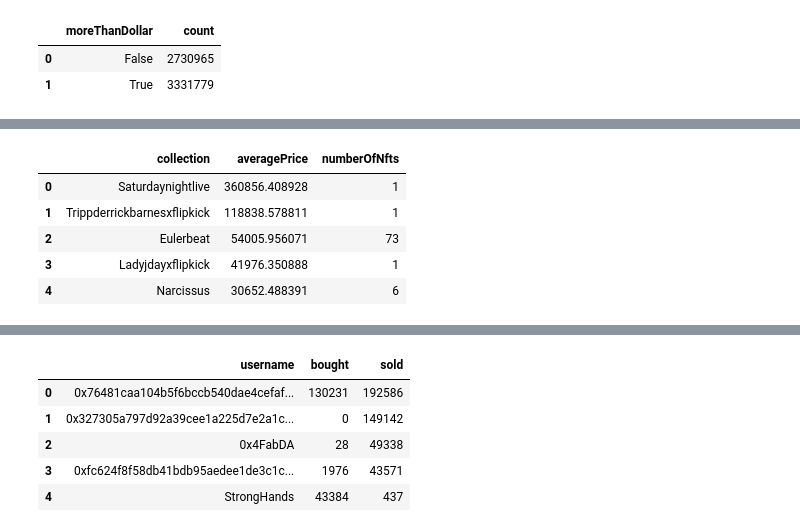
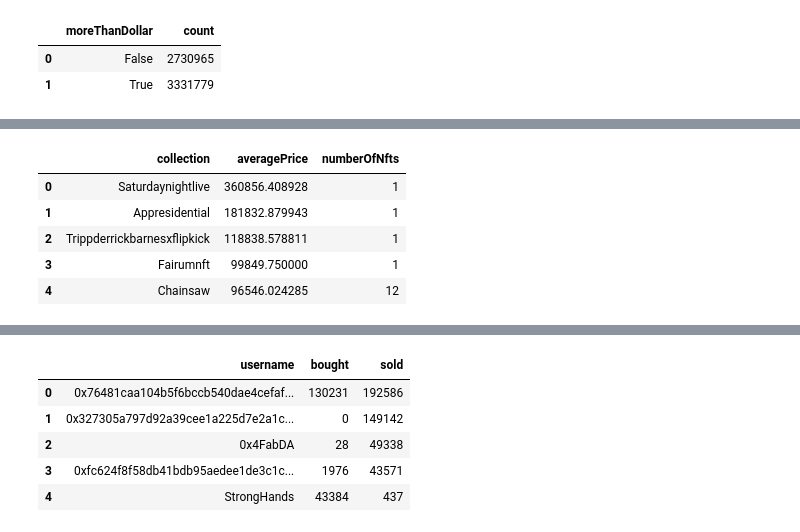
Before and after one commit to tomasonjo/blogs, a Jupyter notebook: nft/NFT analysis.ipynb, the cells around one changed output, grey strips where cells are left out. Cells and saved outputs as stored; diff of their text form; code cells hidden in the pictures.

```diff
--- a/nft/NFT analysis.ipynb
+++ b/nft/NFT analysis.ipynb
@@ -84,15 +134,16 @@ RETURN n.ID_token as token_id, n.Image_url_1 as image_url, price
 # %%
 neo4j_query("""
 MATCH (collection)<-[:IN_COLLECTION]-(n:NFT)<-[:FOR_NFT]-(t:Transaction)
 WHERE exists (t.Price_USD)
 RETURN collection.Collection AS collection,
        avg(t.Price_USD) AS averagePrice,
        count(distinct n) AS numberOfNfts
-ORDER BY averagePrice DESC LIMIT 5""")
+ORDER BY averagePrice DESC
+LIMIT 5""")
 # %% [output]
 |  | collection | averagePrice | numberOfNfts |
 | 0 | Saturdaynightlive | 360856.408928 | 1 |
-| 1 | Trippderrickbarnesxflipkick | 118838.578811 | 1 |
-| 2 | Eulerbeat | 54005.956071 | 73 |
-| 3 | Ladyjdayxflipkick | 41976.350888 | 1 |
-| 4 | Narcissus | 30652.488391 | 6 |
+| 1 | Appresidential | 181832.879943 | 1 |
+| 2 | Trippderrickbarnesxflipkick | 118838.578811 | 1 |
+| 3 | Fairumnft | 99849.750000 | 1 |
+| 4 | Chainsaw | 96546.024285 | 12 |
```
Also changed, not shown: parts of 39 cells of this notebook, 1 other file.
